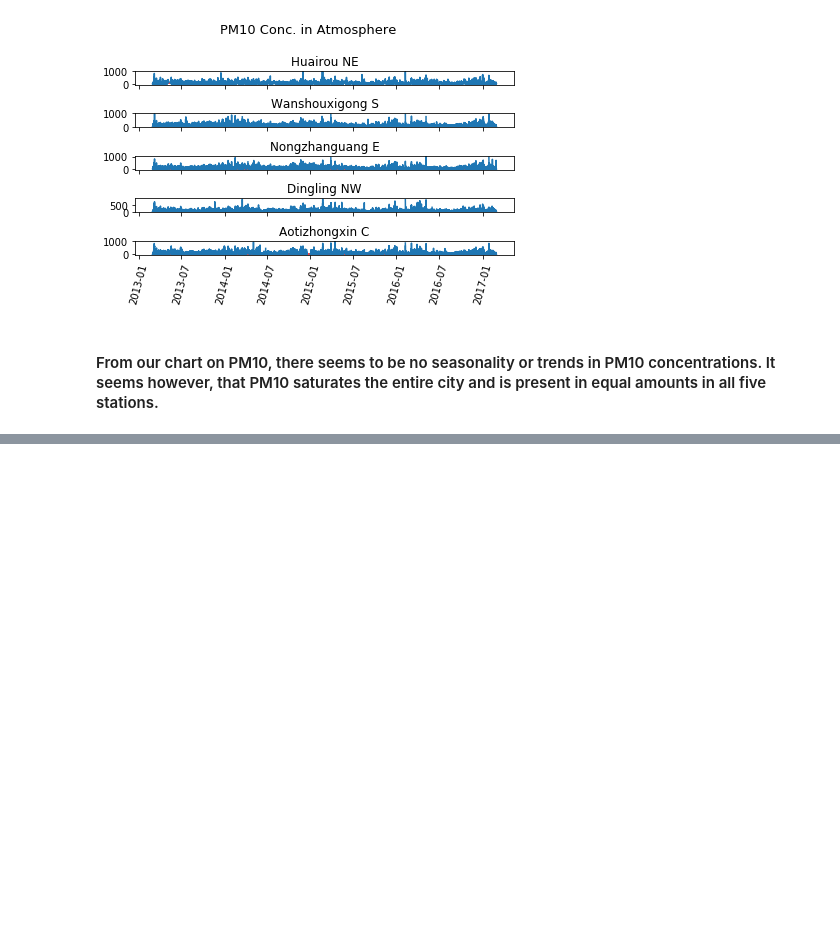
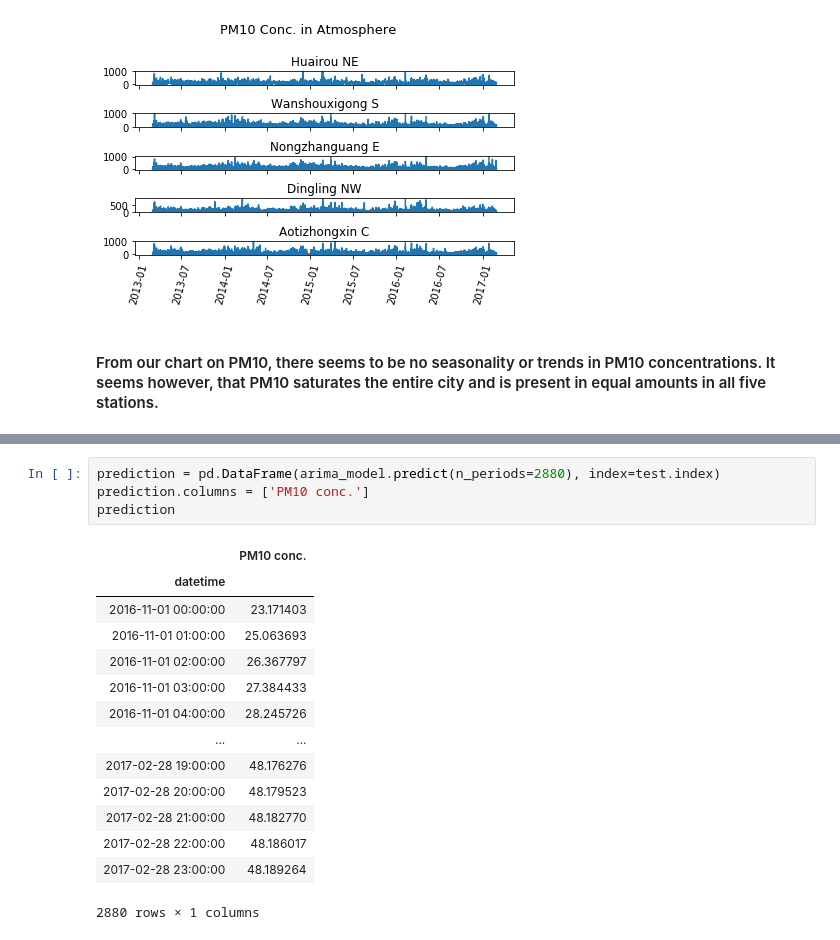
Before and after one commit to halujeff5/Beijing_Air_Quality, a Jupyter notebook: Beijing_Air_Quality.ipynb, the cells around one changed output, grey strips where cells are left out. Drawn from its saved outputs; the diff is of its cells as text; blank space fills up the shorter version.

```diff
--- a/Beijing_Air_Quality.ipynb
+++ b/Beijing_Air_Quality.ipynb
@@ -428,0 +494,19 @@ plt.show()
+# %%
+prediction = pd.DataFrame(arima_model.predict(n_periods=2880), index=test.index)
+prediction.columns = ['PM10 conc.']
+prediction
+# %% [output]
+|  | PM10 conc. |
+| datetime |  |
+| 2016-11-01 00:00:00 | 23.171403 |
+| 2016-11-01 01:00:00 | 25.063693 |
+| 2016-11-01 02:00:00 | 26.367797 |
+| 2016-11-01 03:00:00 | 27.384433 |
+| 2016-11-01 04:00:00 | 28.245726 |
+| ... | ... |
+| 2017-02-28 19:00:00 | 48.176276 |
+| 2017-02-28 20:00:00 | 48.179523 |
+| 2017-02-28 21:00:00 | 48.182770 |
+| 2017-02-28 22:00:00 | 48.186017 |
+| 2017-02-28 23:00:00 | 48.189264 |
+2880 rows × 1 columns
```
Also changed, not shown: parts of 16 cells of this notebook.
